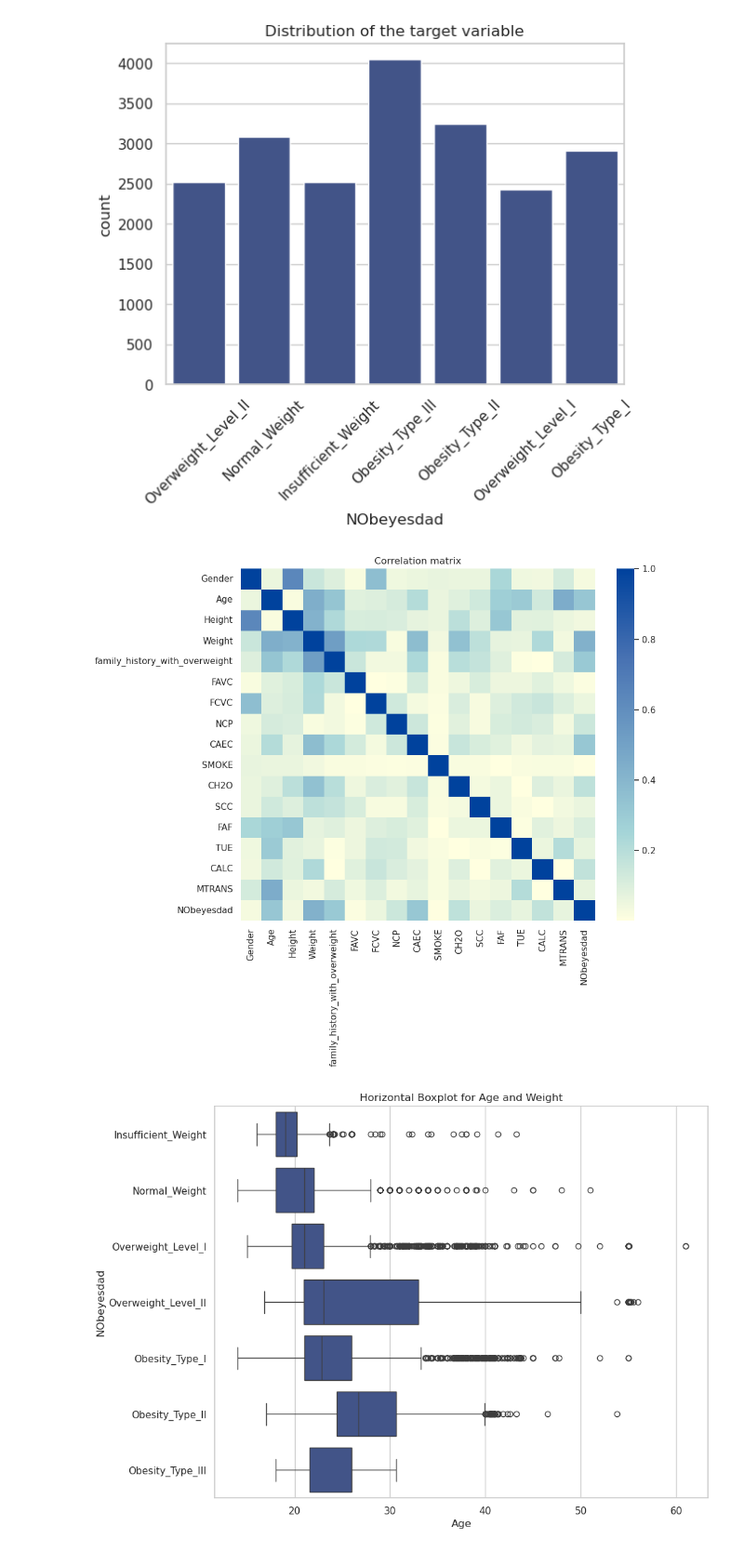
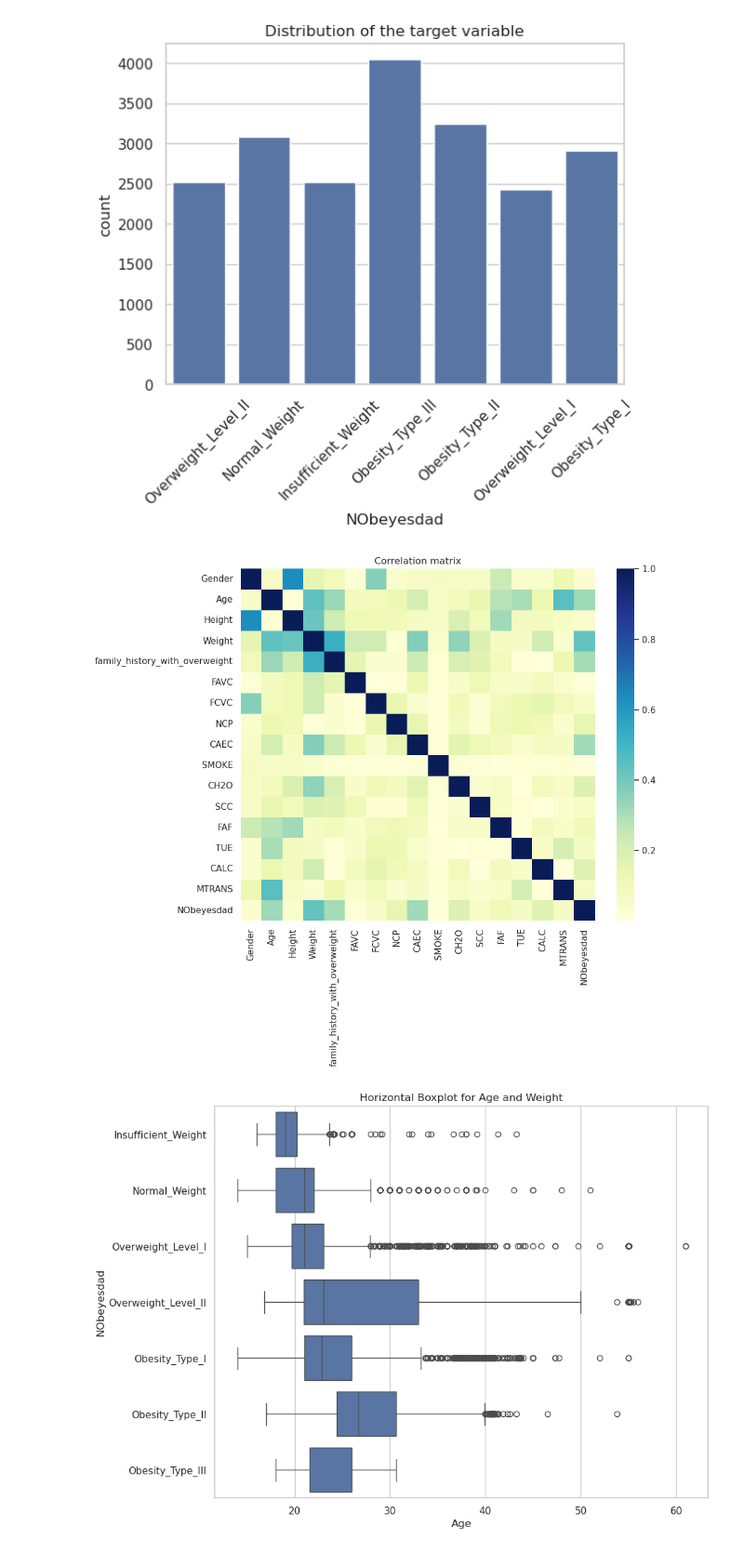
Before and after one commit to andreazorro/DataScienceProjects, a Jupyter notebook: Obesity_Risk/Obesity_Risk.ipynb, the cells around one changed output. Shown at 93% size. Drawn from its saved outputs; the diff is of its cells as text; code cells hidden in the pictures.

```diff
--- a/Obesity_Risk/Obesity_Risk.ipynb
+++ b/Obesity_Risk/Obesity_Risk.ipynb
@@ -9,11 +9,9 @@ import seaborn as sns
 from IPython.display import Markdown, display
 from tqdm import tqdm
 from sklearn.metrics import accuracy_score, precision_recall_fscore_support, confusion_matrix, matthews_corrcoef
-import color_palettes as cp
 
 # Optional: Set the style for seaborn plots
 sns.set_theme(style="whitegrid")
-sns.set_palette(cp.custom_color_palette('QPastel.Oregon_Sunset'))
 
 # Set pandas options to display all rows and columns
 pd.set_option('display.max_rows', None)
@@ -121,23 +119,23 @@ df_eda = df.copy()
 # %%
 from sklearn.preprocessing import LabelEncoder
 
 # Identify the categorical columns
 categorical_columns = df_eda.select_dtypes(include=['object']).columns
 
 # Transform categorical variables
 label_encoder = LabelEncoder()
 for column in categorical_columns:
     df_eda[column] = label_encoder.fit_transform(df_eda[column].astype(str))
 
 # Correlation matrix
 corr = df_eda.corr('spearman').abs()
 
 plt.figure(figsize=(10, 8))
-sns.heatmap(corr, annot=False, cmap=cp.custom_color_palette('Sequential.DAZAPalette'), fmt=".2f")
+sns.heatmap(corr, annot=False, cmap='YlGnBu', fmt=".2f")
 plt.title('Correlation matrix')
 plt.show()
 # %% [output]
-[figure, old version]
+[figure, new version]
 # %%
 # Ensure the order list matches the unique values in the 'NObeyesdad' column
 nobeyesdad_order = [
```
Also changed, not shown: parts of 17 cells of this notebook, 3 other files.
